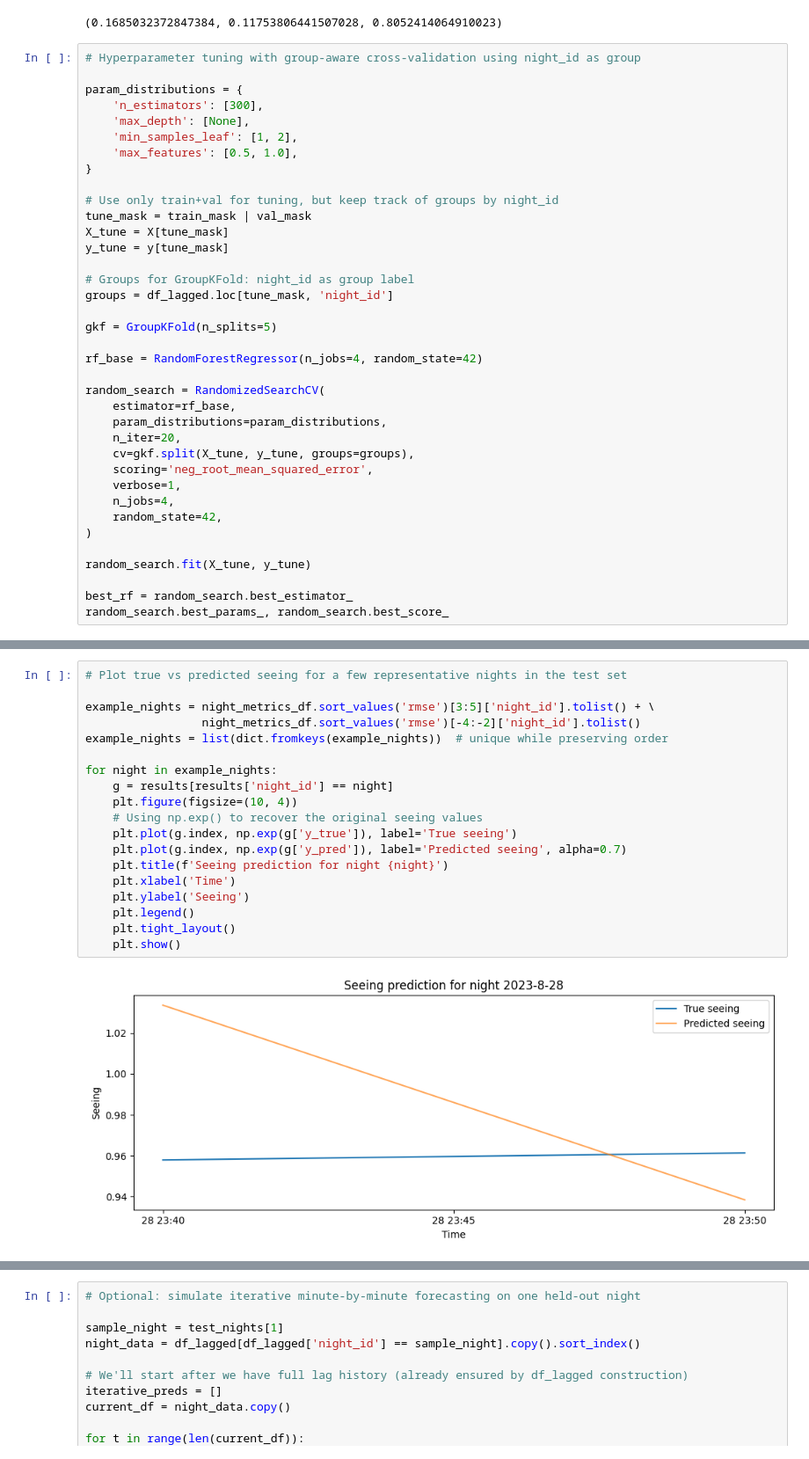
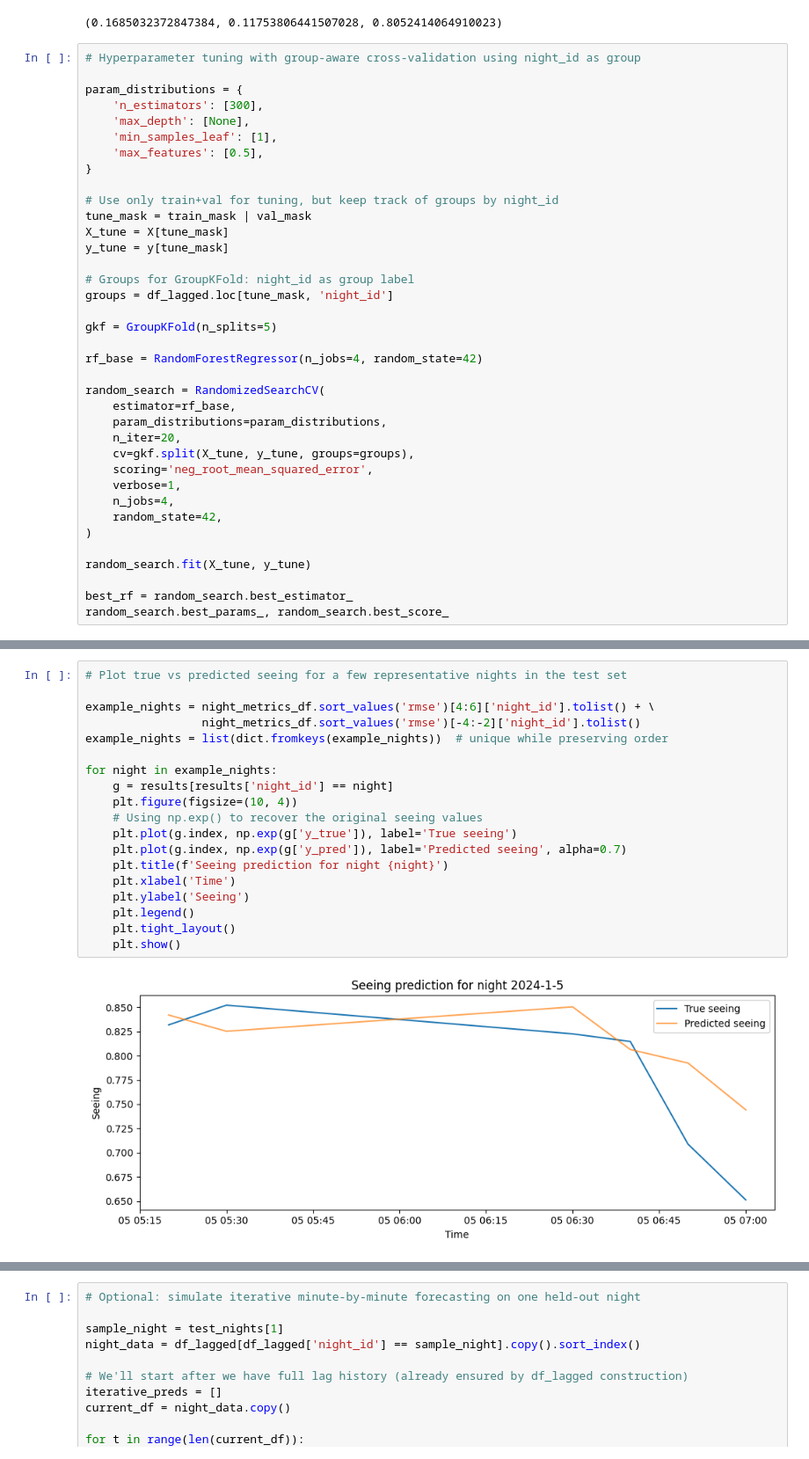
Before and after one commit to gdapablo/Seeing_forecast, a Jupyter notebook: notebooks/ML_lag_features.ipynb, the cells around one changed output, grey strips where cells are left out. Shown at 88% size. Saved outputs shown, nothing was run; the diff lists cells and outputs as text.

```diff
--- a/notebooks/ML_lag_features.ipynb
+++ b/notebooks/ML_lag_features.ipynb
@@ -216,8 +216,8 @@ np.sqrt(rmse_val), mae_val, r2_val
 param_distributions = {
     'n_estimators': [300],
     'max_depth': [None],
-    'min_samples_leaf': [1, 2],
-    'max_features': [0.5, 1.0],
+    'min_samples_leaf': [1],
+    'max_features': [0.5],
 }
 
 # Use only train+val for tuning, but keep track of groups by night_id
@@ -310,21 +310,21 @@ Test R^2:  0.789
 # %%
 # Plot true vs predicted seeing for a few representative nights in the test set
 
-example_nights = night_metrics_df.sort_values('rmse')[3:5]['night_id'].tolist() + \
+example_nights = night_metrics_df.sort_values('rmse')[4:6]['night_id'].tolist() + \
                  night_metrics_df.sort_values('rmse')[-4:-2]['night_id'].tolist()
 example_nights = list(dict.fromkeys(example_nights))  # unique while preserving order
 
 for night in example_nights:
     g = results[results['night_id'] == night]
     plt.figure(figsize=(10, 4))
     # Using np.exp() to recover the original seeing values
     plt.plot(g.index, np.exp(g['y_true']), label='True seeing')
     plt.plot(g.index, np.exp(g['y_pred']), label='Predicted seeing', alpha=0.7)
     plt.title(f'Seeing prediction for night {night}')
     plt.xlabel('Time')
     plt.ylabel('Seeing')
     plt.legend()
     plt.tight_layout()
     plt.show()
 # %% [output]
-[figure, old version]
+[figure, new version]
```
Also changed, not shown: parts of 4 cells of this notebook.
